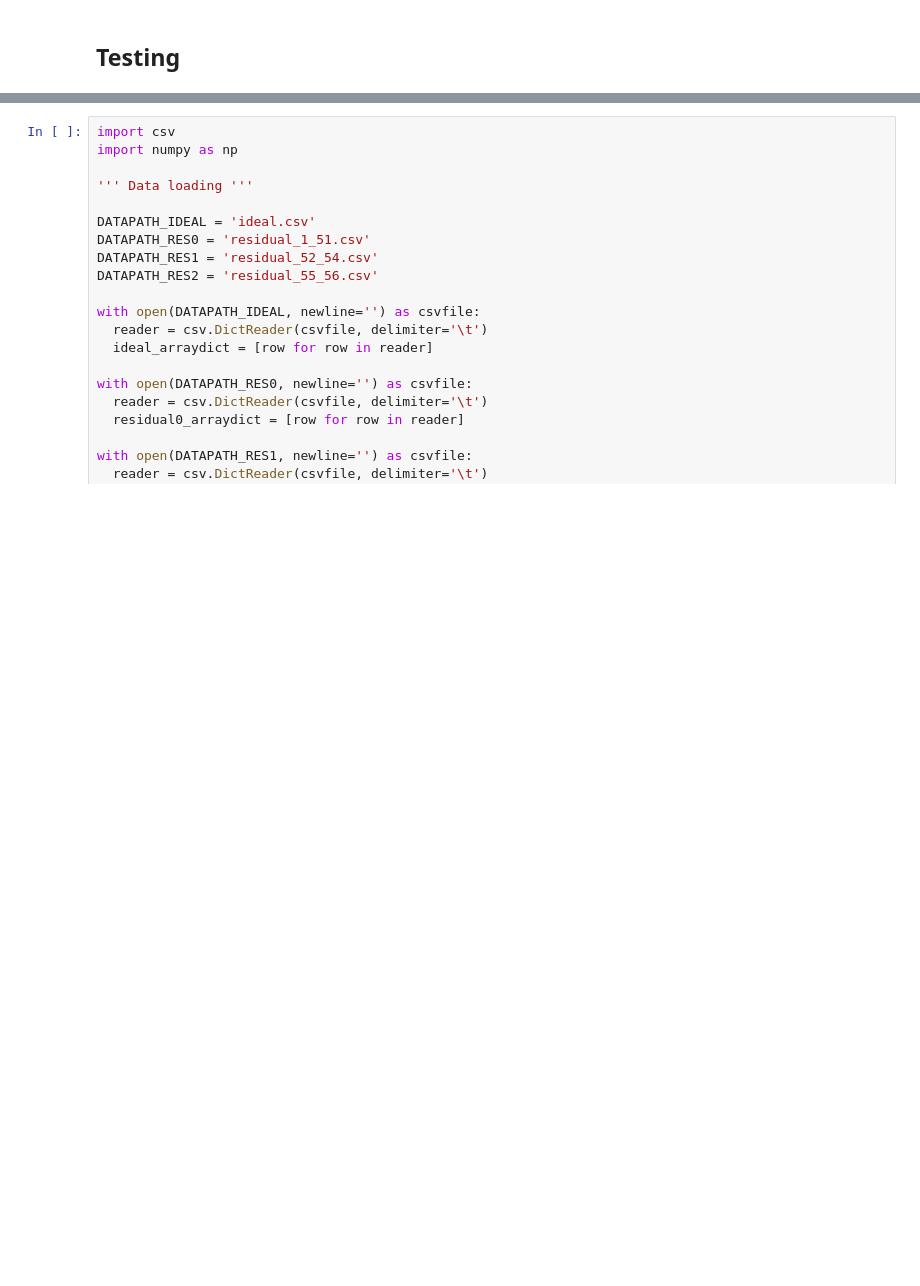
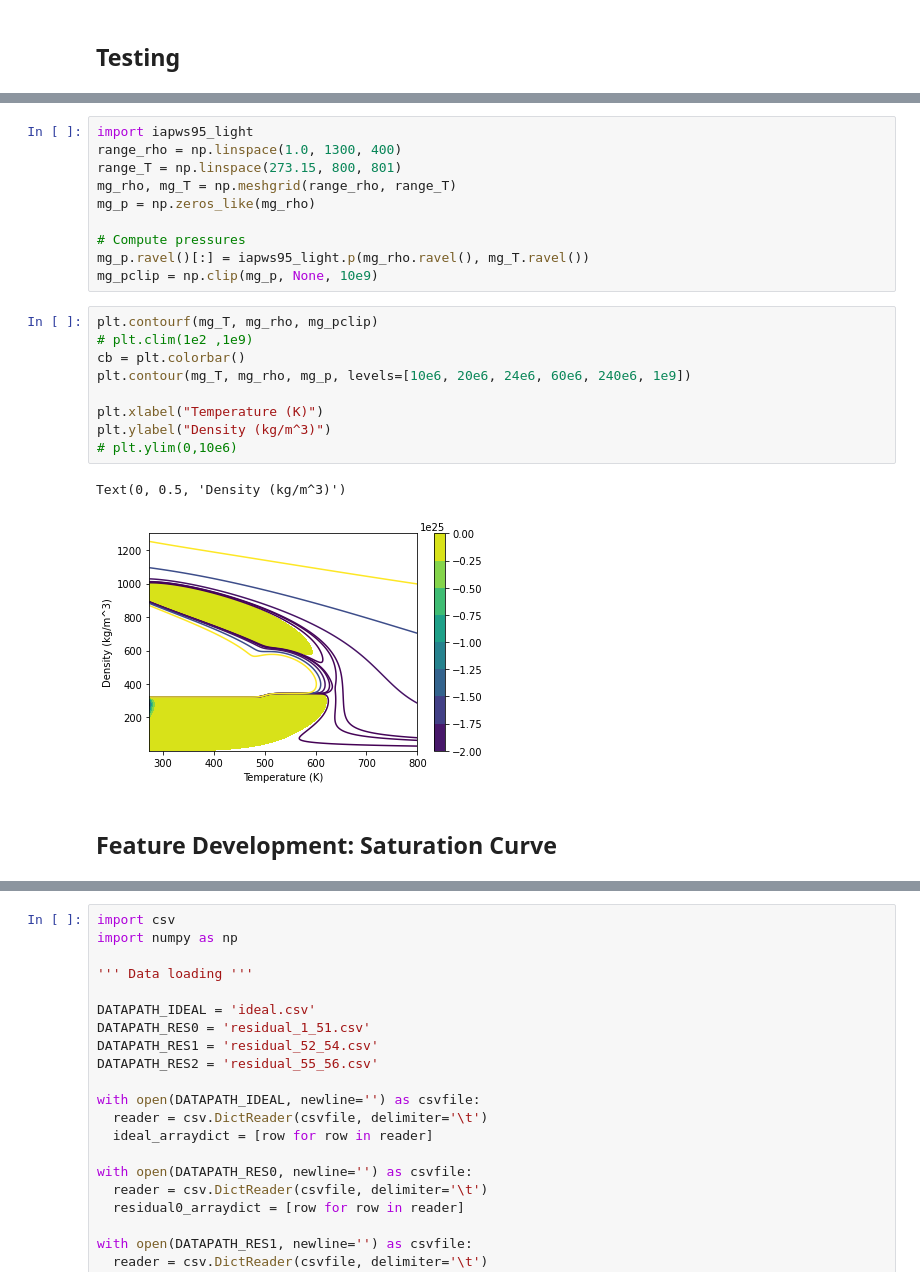
Before and after one commit to fredriclam/iapws95_light, a Jupyter notebook: water_tester.ipynb, the cells around one changed output, grey strips where cells are left out. Cells and saved outputs as stored; diff of their text form; blank space fills up the shorter version.

```diff
--- a/water_tester.ipynb
+++ b/water_tester.ipynb
@@ -75,3 +128,27 @@ p_ref, iapws95_light.p(rho_ref, T_ref)
+# %%
+import iapws95_light
+range_rho = np.linspace(1.0, 1300, 400)
+range_T = np.linspace(273.15, 800, 801)
+mg_rho, mg_T = np.meshgrid(range_rho, range_T)
+mg_p = np.zeros_like(mg_rho)
+
+# Compute pressures
+mg_p.ravel()[:] = iapws95_light.p(mg_rho.ravel(), mg_T.ravel())
+mg_pclip = np.clip(mg_p, None, 10e9)
+# %%
+plt.contourf(mg_T, mg_rho, mg_pclip)
+# plt.clim(1e2 ,1e9)
+cb = plt.colorbar()
+plt.contour(mg_T, mg_rho, mg_p, levels=[10e6, 20e6, 24e6, 60e6, 240e6, 1e9])
+
+plt.xlabel("Temperature (K)")
+plt.ylabel("Density (kg/m^3)")
+# plt.ylim(0,10e6)
+# %% [output]
+Text(0, 0.5, 'Density (kg/m^3)')
+[figure, added]
+# %% [markdown]
+## Feature Development: Saturation Curve
 # %%
 # Saul and Wagner 1987
 
```
Also changed, not shown: parts of 31 cells of this notebook, 1 other file.
